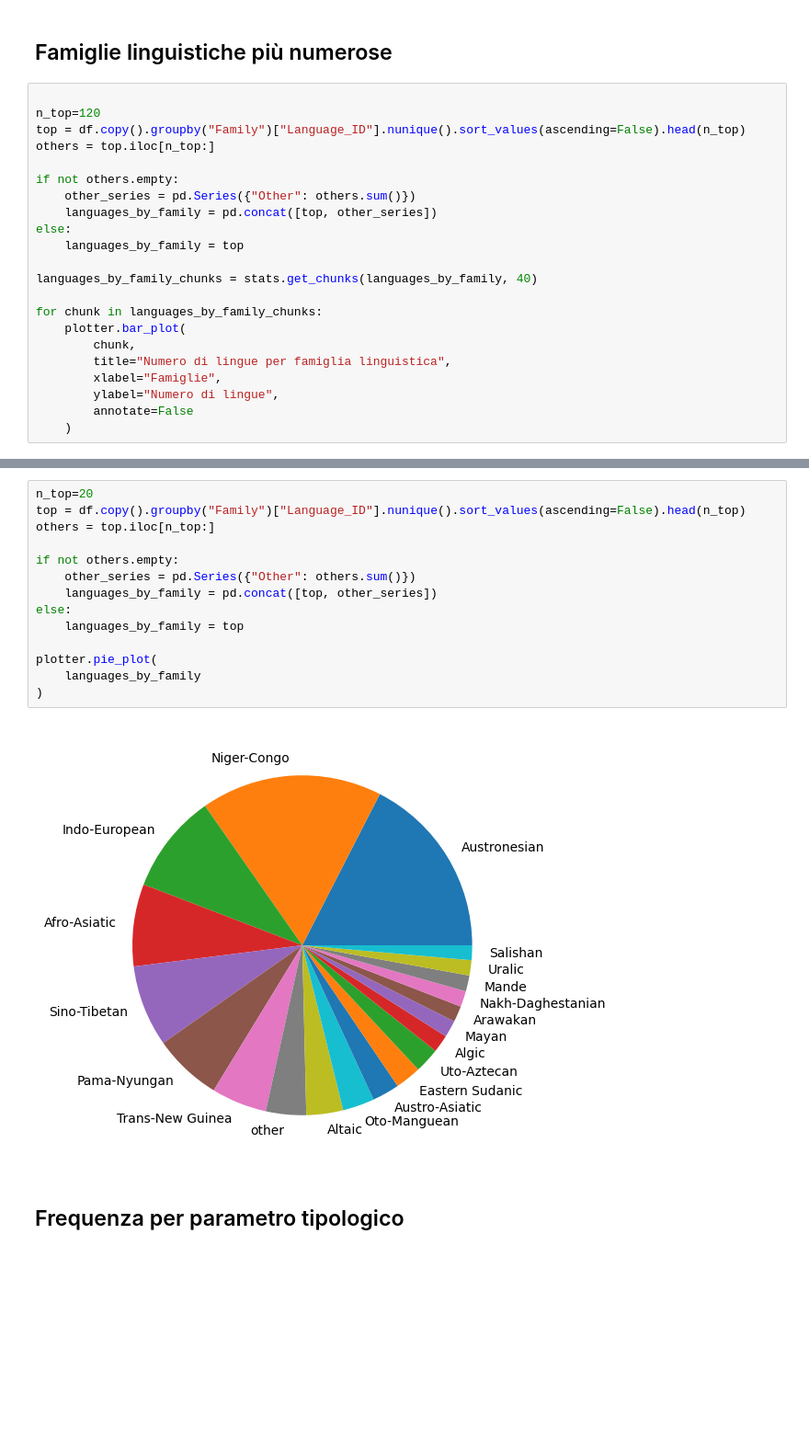
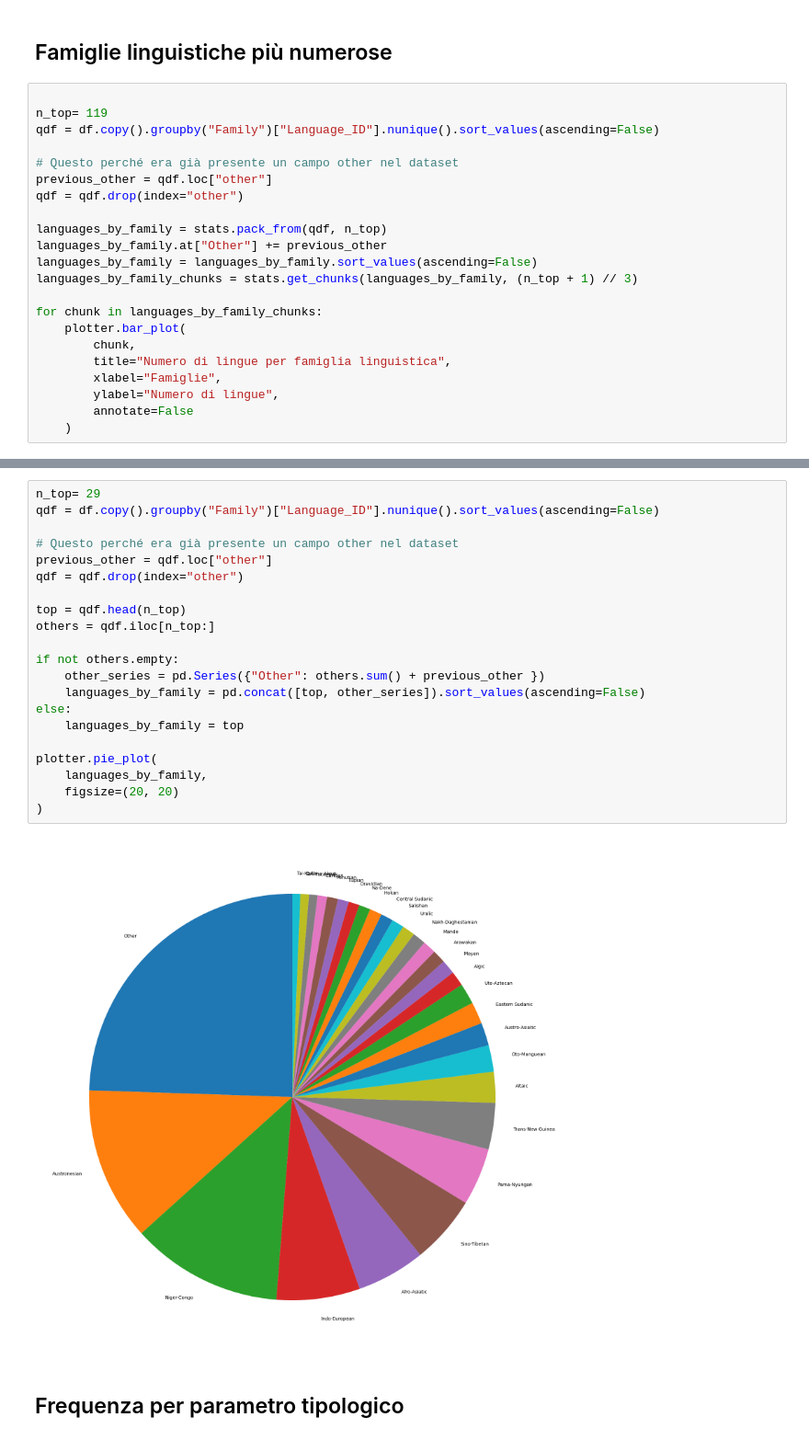
Before and after one commit to FedeBrus/Progetto1FAS, a Jupyter notebook: notebooks/counts_and_percentages.ipynb, the cells around one changed output, grey strips where cells are left out. Shown at 92% size. Saved outputs shown, nothing was run; the diff lists cells and outputs as text; blank space fills up the shorter version.

Commit message:
Fixed bug on other index

```diff
--- a/notebooks/counts_and_percentages.ipynb
+++ b/notebooks/counts_and_percentages.ipynb
@@ -36,17 +36,17 @@ plotter.bar_plot(
 ## Famiglie linguistiche più numerose
 # %%
 
-n_top=120
-top = df.copy().groupby("Family")["Language_ID"].nunique().sort_values(ascending=False).head(n_top)
-others = top.iloc[n_top:]
+n_top= 119
+qdf = df.copy().groupby("Family")["Language_ID"].nunique().sort_values(ascending=False)
 
-if not others.empty:
-    other_series = pd.Series({"Other": others.sum()})
-    languages_by_family = pd.concat([top, other_series])
-else:
-    languages_by_family = top
+# Questo perché era già presente un campo other nel dataset
+previous_other = qdf.loc["other"]
+qdf = qdf.drop(index="other")
 
-languages_by_family_chunks = stats.get_chunks(languages_by_family, 40)
+languages_by_family = stats.pack_from(qdf, n_top)
+languages_by_family.at["Other"] += previous_other
+languages_by_family = languages_by_family.sort_values(ascending=False)
+languages_by_family_chunks = stats.get_chunks(languages_by_family, (n_top + 1) // 3)
 
 for chunk in languages_by_family_chunks:
     plotter.bar_plot(
@@ -63,19 +63,26 @@ for chunk in languages_by_family_chunks:
 # %%
-n_top=20
-top = df.copy().groupby("Family")["Language_ID"].nunique().sort_values(ascending=False).head(n_top)
-others = top.iloc[n_top:]
+n_top= 29
+qdf = df.copy().groupby("Family")["Language_ID"].nunique().sort_values(ascending=False)
+
+# Questo perché era già presente un campo other nel dataset
+previous_other = qdf.loc["other"]
+qdf = qdf.drop(index="other")
+
+top = qdf.head(n_top)
+others = qdf.iloc[n_top:]
 
 if not others.empty:
-    other_series = pd.Series({"Other": others.sum()})
-    languages_by_family = pd.concat([top, other_series])
+    other_series = pd.Series({"Other": others.sum() + previous_other })
+    languages_by_family = pd.concat([top, other_series]).sort_values(ascending=False)
 else:
     languages_by_family = top
 
 plotter.pie_plot(
-    languages_by_family
+    languages_by_family,
+    figsize=(20, 20)
 )
 # %% [output]
-[figure, old version]
+[figure, new version]
 # %% [markdown]
 ## Frequenza per parametro tipologico
 # %%
```
Also changed, not shown: parts of 1 cell of this notebook, 3 other files.
